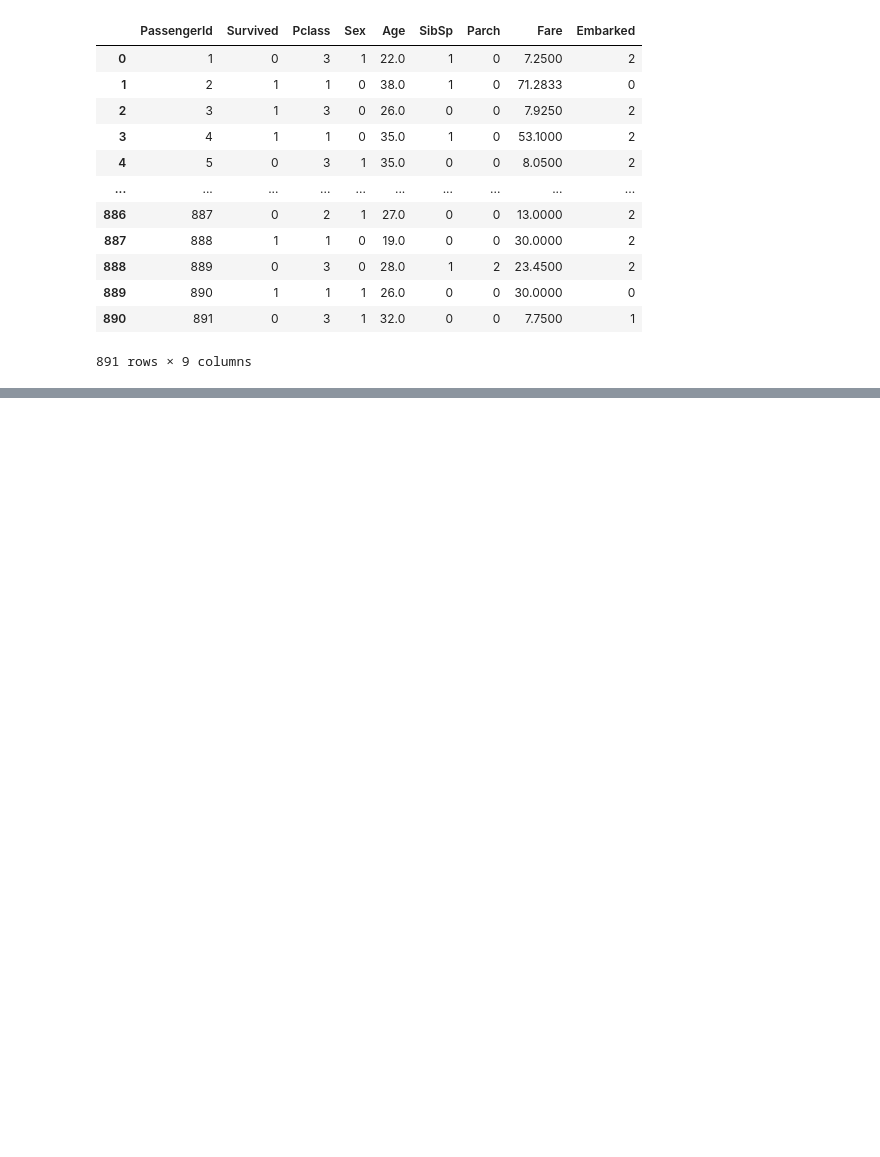
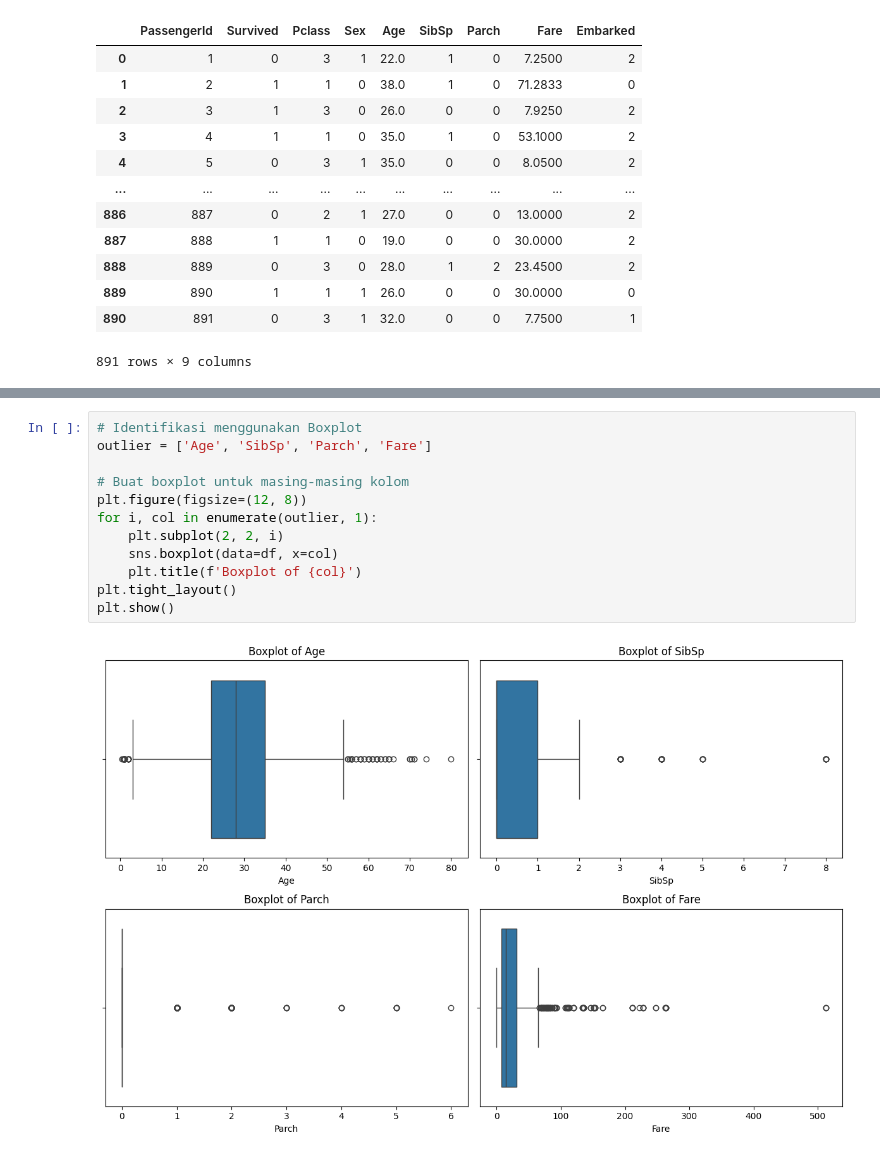
Before and after one commit to reidzf8/Kuliah, a Jupyter notebook: DataMining/UTS-DATAMAINING/UTS_Datmin.ipynb, the cells around one changed output, grey strips where cells are left out. Saved outputs shown, nothing was run; the diff lists cells and outputs as text; blank space fills up the shorter version.

```diff
--- a/DataMining/UTS-DATAMAINING/UTS_Datmin.ipynb
+++ b/DataMining/UTS-DATAMAINING/UTS_Datmin.ipynb
@@ -246,0 +254,14 @@ data
+# %%
+# Identifikasi menggunakan Boxplot
+outlier = ['Age', 'SibSp', 'Parch', 'Fare']
+
+# Buat boxplot untuk masing-masing kolom
+plt.figure(figsize=(12, 8))
+for i, col in enumerate(outlier, 1):
+    plt.subplot(2, 2, i)
+    sns.boxplot(data=df, x=col)
+    plt.title(f'Boxplot of {col}')
+plt.tight_layout()
+plt.show()
+# %% [output]
+[figure, added]
```
Also changed, not shown: parts of 29 cells of this notebook.
